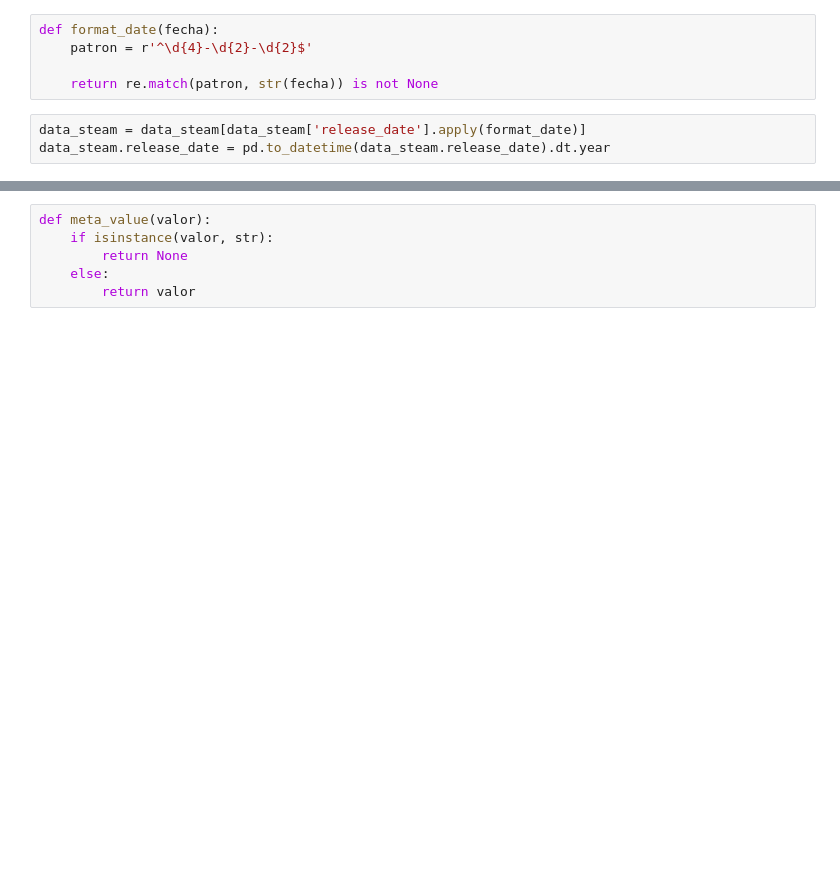
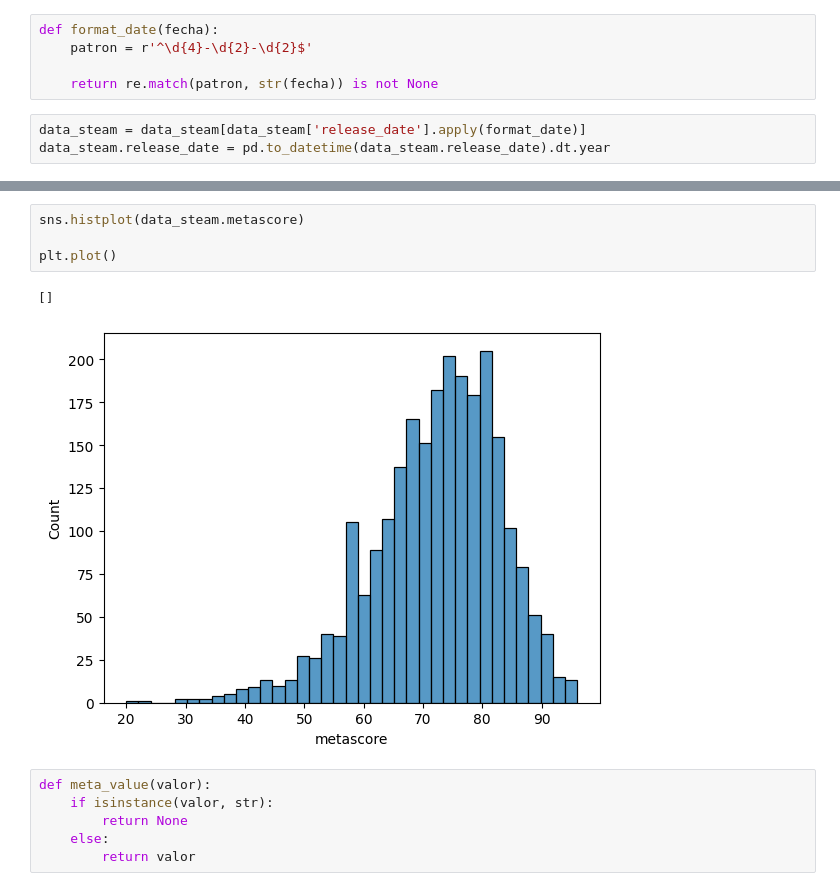
Before and after one commit to MIGUE-4/Probe, a Jupyter notebook: read_clean.ipynb, the cells around one changed output, grey strips where cells are left out. Saved outputs shown, nothing was run; the diff lists cells and outputs as text; blank space fills up the shorter version.

```diff
--- a/read_clean.ipynb
+++ b/read_clean.ipynb
@@ -36,3 +133,10 @@ data_steam.release_date = pd.to_datetime(data_steam.release_date).dt.year
+# %%
+sns.histplot(data_steam.metascore)
+
+plt.plot()
+# %% [output]
+[]
+[figure, added]
 # %%
 def meta_value(valor):
     if isinstance(valor, str):
```
Also changed, not shown: parts of 13 cells of this notebook.
